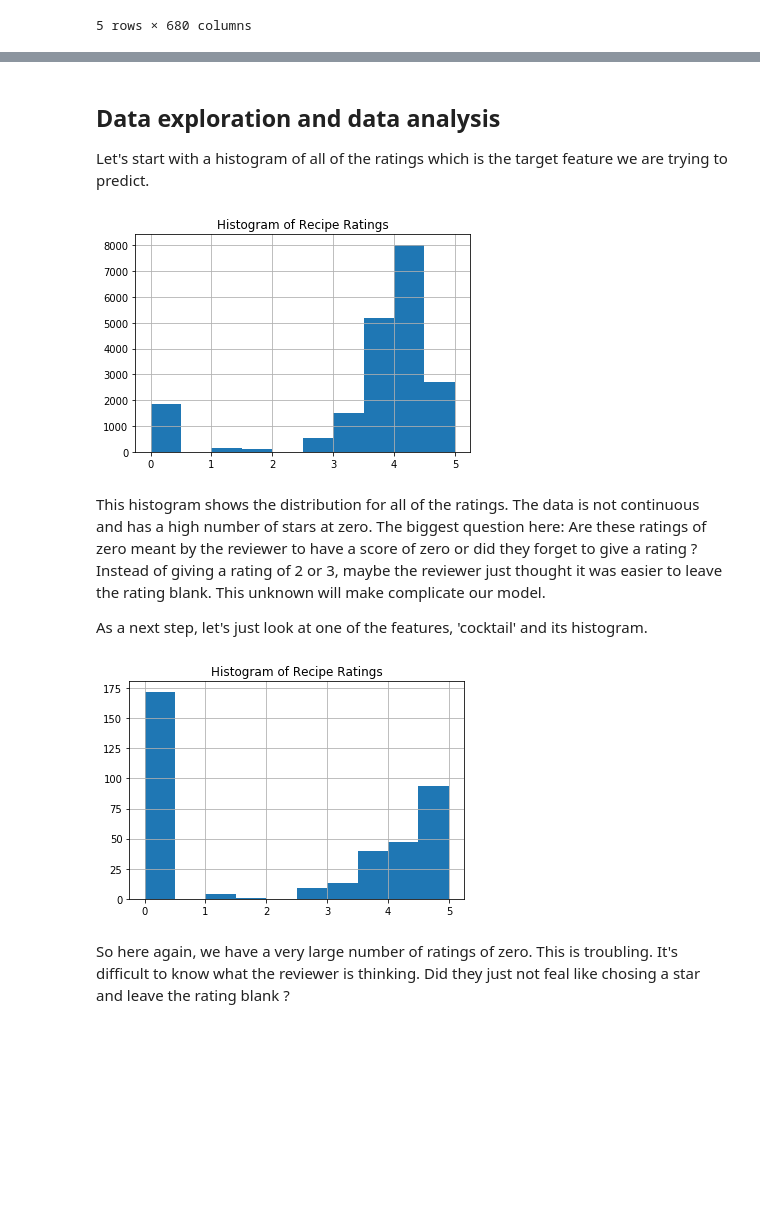
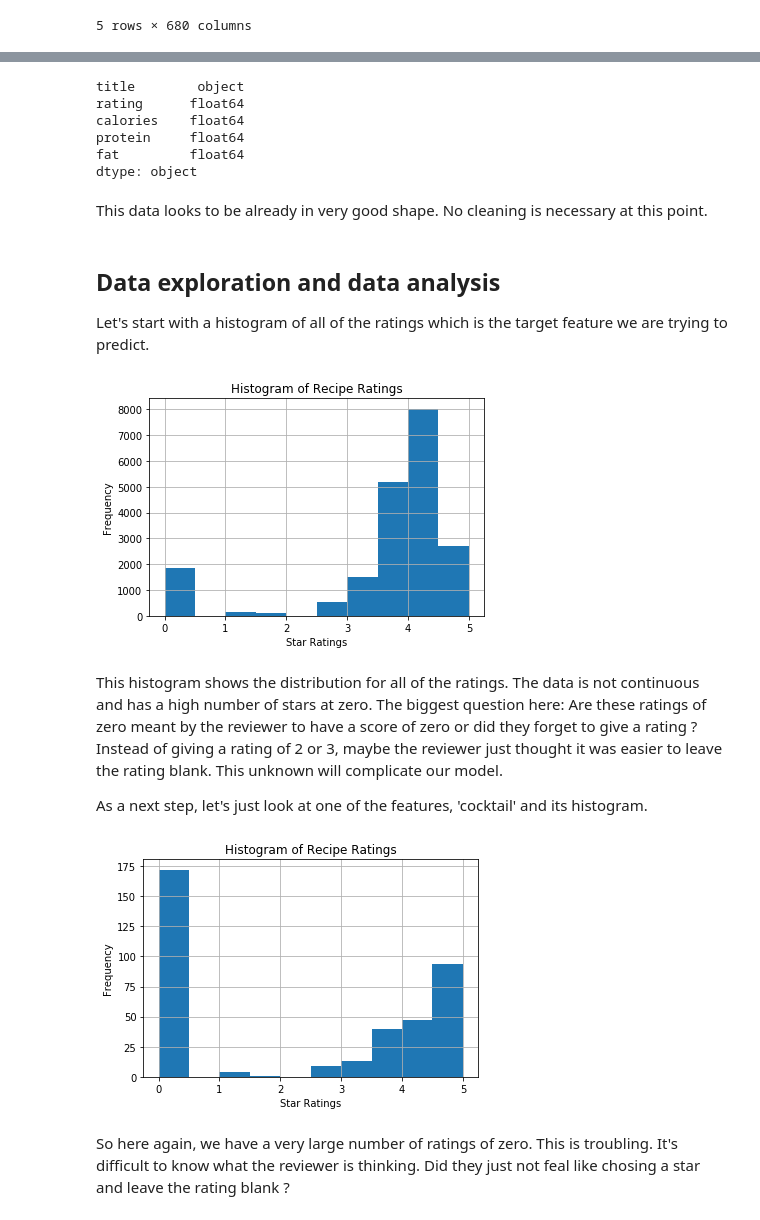
Before and after one commit to etterfred/Thinkful, a Jupyter notebook: 3.4.4 - Support vector machines.ipynb, the cells around one changed output, grey strips where cells are left out. Drawn from its saved outputs; the diff is of its cells as text; code cells hidden in the pictures; blank space fills up the shorter version.

Commit message:
updated some text and graphs

```diff
--- a/3.4.4 - Support vector machines.ipynb
+++ b/3.4.4 - Support vector machines.ipynb
@@ -38,14 +44,27 @@ raw_data.tail()
+# %%
+raw_data.dtypes.head()
+# %% [output]
+title        object
+rating      float64
+calories    float64
+protein     float64
+fat         float64
+dtype: object
+# %% [markdown]
+This data looks to be already in very good shape.  No cleaning is necessary at this point.
 # %% [markdown]
 ## Data exploration and data analysis
 Let's start with a histogram of all of the ratings which is the target feature we are trying to predict.
 # %%
 raw_data.rating.hist()
 plt.title('Histogram of Recipe Ratings')
+plt.xlabel('Star Ratings')
+plt.ylabel('Frequency')
 plt.show()
 # %% [output]
-[figure, old version]
+[figure, new version]
 # %% [markdown]
-This histogram shows the distribution for all of the ratings.  The data is not continuous and has a high number of stars at zero.  The biggest question here:  Are these ratings of zero meant by the reviewer to have a score of zero or did they forget to give a rating ?  Instead of giving a rating of 2 or 3, maybe the reviewer just thought it was easier to leave the rating blank.  This unknown will make  complicate our model.
+This histogram shows the distribution for all of the ratings.  The data is not continuous and has a high number of stars at zero.  The biggest question here:  Are these ratings of zero meant by the reviewer to have a score of zero or did they forget to give a rating ?  Instead of giving a rating of 2 or 3, maybe the reviewer just thought it was easier to leave the rating blank.  This unknown will complicate our model.
 
 As a next step, let's just look at one of the features, 'cocktail' and its histogram.
 # %%
@@ -53,9 +72,11 @@ df_cocktail = raw_data.loc[raw_data['cocktail'] == 1.0]
 # %%
 df_cocktail.rating.hist()
 plt.title('Histogram of Recipe Ratings')
+plt.xlabel('Star Ratings')
+plt.ylabel('Frequency')
 plt.show()
 # %% [output]
-[figure, old version]
+[figure, new version]
 # %% [markdown]
 So here again, we have a very large number of ratings of zero.  This is troubling.  It's difficult to know what the reviewer is thinking.  Did they just not feal like chosing a star and leave the rating blank ?
 # %%
```
Also changed, not shown: parts of 6 cells of this notebook.
